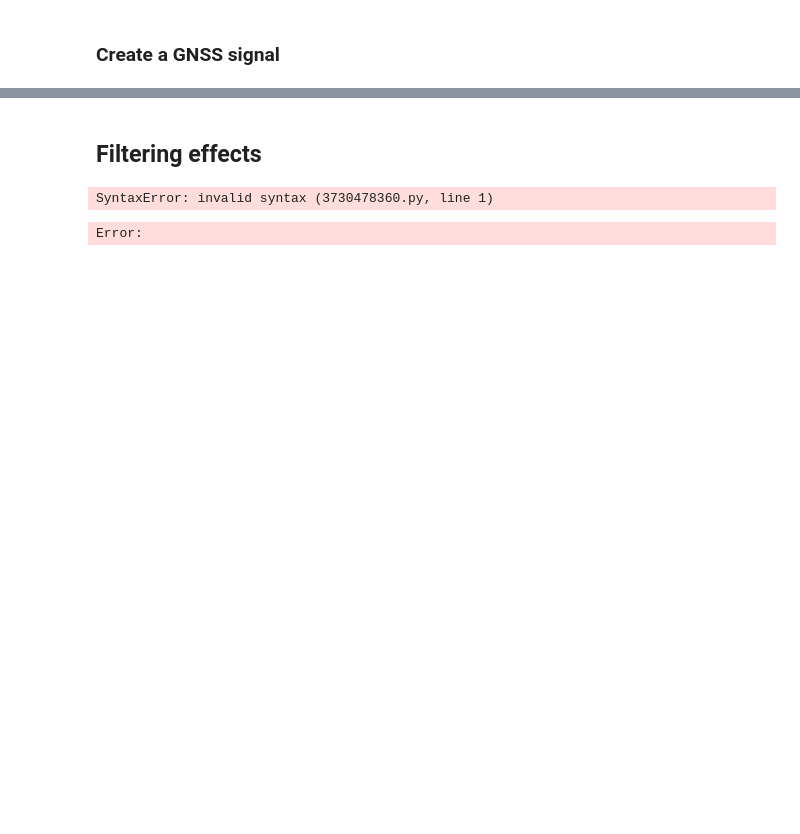
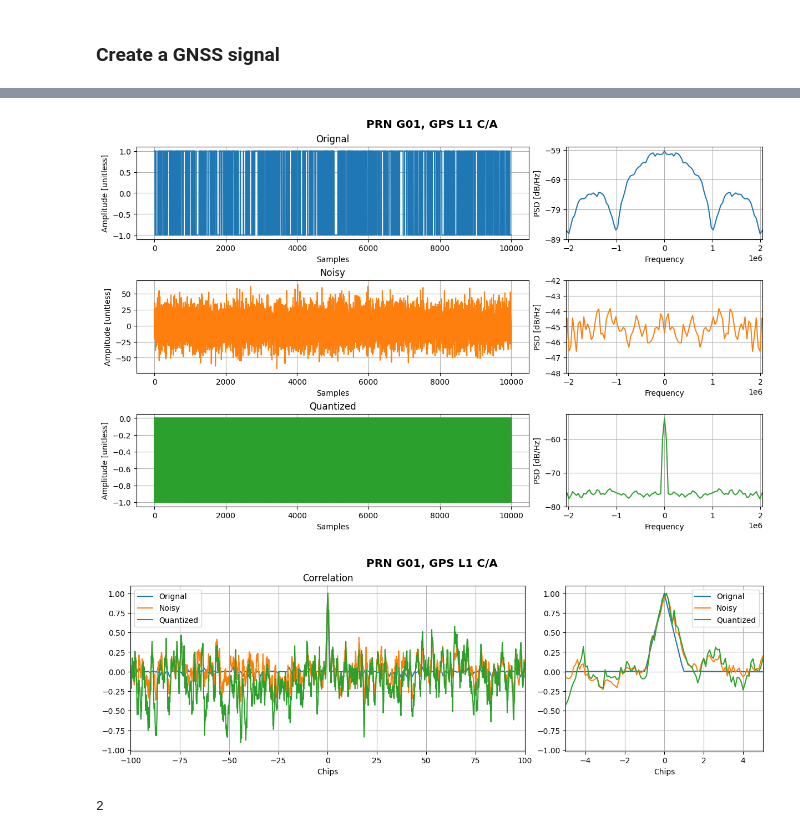
Before and after one commit to agrenier-gnss/axcgnss, a Jupyter notebook: signal_theory.ipynb, the cells around one changed output, grey strips where cells are left out. Saved outputs shown, nothing was run; the diff lists cells and outputs as text; code cells hidden in the pictures; blank space fills up the shorter version.

Commit message:
Added quantization of signals

```diff
--- a/signal_theory.ipynb
+++ b/signal_theory.ipynb
@@ -28,10 +16,0 @@ def generateGPSL1CA(prn=1, samplingFrequency=None):
-# %%
-def addWhiteNoise(signal, sigma):
-
-    noise = np.random.normal(0, scale=sigma, size=len(signal))
-
-    #signal_out = signal + noise * sigma
-    signal_out = signal + (noise - np.mean(noise))/np.std(noise)*sigma # From Simona's file
-    #signal_out = signal + noise
-
-    return signal_out
@@ -69,31 +17,23 @@ def getSigmaFromSNR(signal, snr_target):
-# %%
-def getSigmaFromCN0(signal_power_dB, cn0_target_dB):
-    # From: Simona Lohan (TAU)
-
-    noise_power = getPowerLinear(signal_power_dB) / getPowerLinear(cn0_target_dB)
-    sigma = np.sqrt(noise_power)
-
-    print(sigma)
-
-    return sigma
 # %%
 # Parameters
 prn = 1
 samplingFrequency = 10e6
-samplesPerChip = round(samplingFrequency / GPS_L1CA_CODE_FREQ)
-snr_target = -17.6
+cn0_target = 35
+signal_bw = GPS_L1CA_CODE_FREQ # Bandwidth of the signal for CN0 to SNR computation
 #quantization_bits = 8
 
 # Generate signals
 signal = generateGPSL1CA(prn=prn, samplingFrequency=samplingFrequency)
-#sigma_noise = getSigmaFromSNR(signal, snr_target)
-sigma_noise = getSigmaFromCN0(signal_power_dB=0, cn0_target_dB=1)
+sigma_noise = getSigmaFromCN0(signal_power_dB=0, cn0_target_dB=cn0_target, signal_bw=signal_bw)
 signal_noisy = addWhiteNoise(signal, sigma=sigma_noise)
 
 # Quantization
-# quantization_bins = bins = np.linspace(signal_noisy.min(), signal_noisy.max(), num=2**quantization_bits, endpoint=False)
-# signal_noisy = np.digitize(signal_noisy, bins)
+signal_quantized = quantize(signal_noisy, 1)
+
+# Correct the mean
+#signal_quantized = signal_quantized - np.mean(signal_quantized)
 
 # Correlate
 signal_corr, signal_lags = correlate(signal, signal)
 signal_noisy_corr, signal_noisy_lags = correlate(signal, signal_noisy)
+signal_quantized_corr, signal_quantized_lags = correlate(signal, signal_quantized)
@@ -158,2 +39,0 @@ for ax in axs:
-# %% [markdown]
-## Filtering effects
@@ -165,11 +40,14 @@ B_f = 2.0e6                # Bandwidth
-# %%
-h_f =
-# %% [output]
-SyntaxError: invalid syntax (3730478360.py, line 1)
-# %%
-d_theta = 0
-
-# Mean
-y_mean = np.exp(1j * d_theta)
-# %% [output]
-Error:
+# %%
+
+plotSignals({'Orignal' : signal, 'Noisy': signal_noisy, 'Quantized': signal_quantized},
+            samplingFrequency, GPS_L1CA_CODE_FREQ, f"PRN G{prn:02d}, GPS L1 C/A")
+
+plotCorrelation({'Orignal' : (signal_corr, signal_lags), 'Noisy': (signal_noisy_corr, signal_noisy_lags), 'Quantized': (signal_quantized_corr, signal_quantized_lags)},
+                samplingFrequency, GPS_L1CA_CODE_FREQ, f"PRN G{prn:02d}, GPS L1 C/A")
+# %% [output]
+[figure, added]
+[figure, added]
+# %%
+len(np.unique(signal_quantized))
+# %% [output]
+2
```
Also changed, not shown: parts of 9 cells of this notebook, 3 other files.
